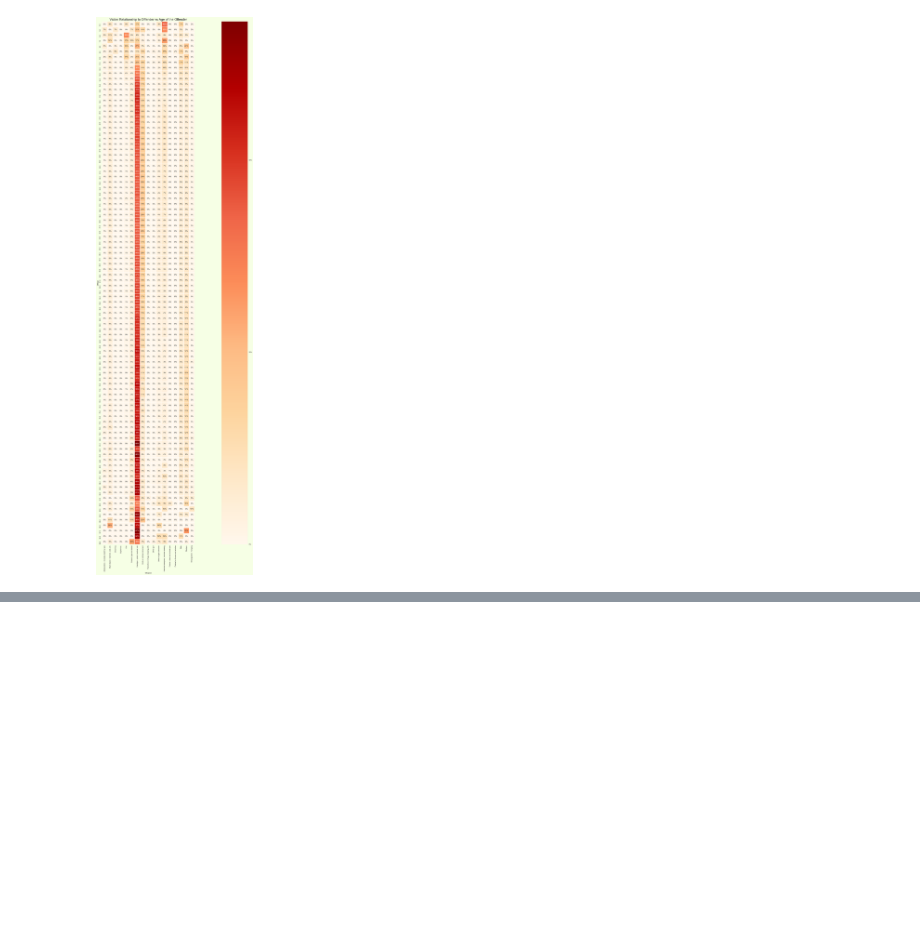
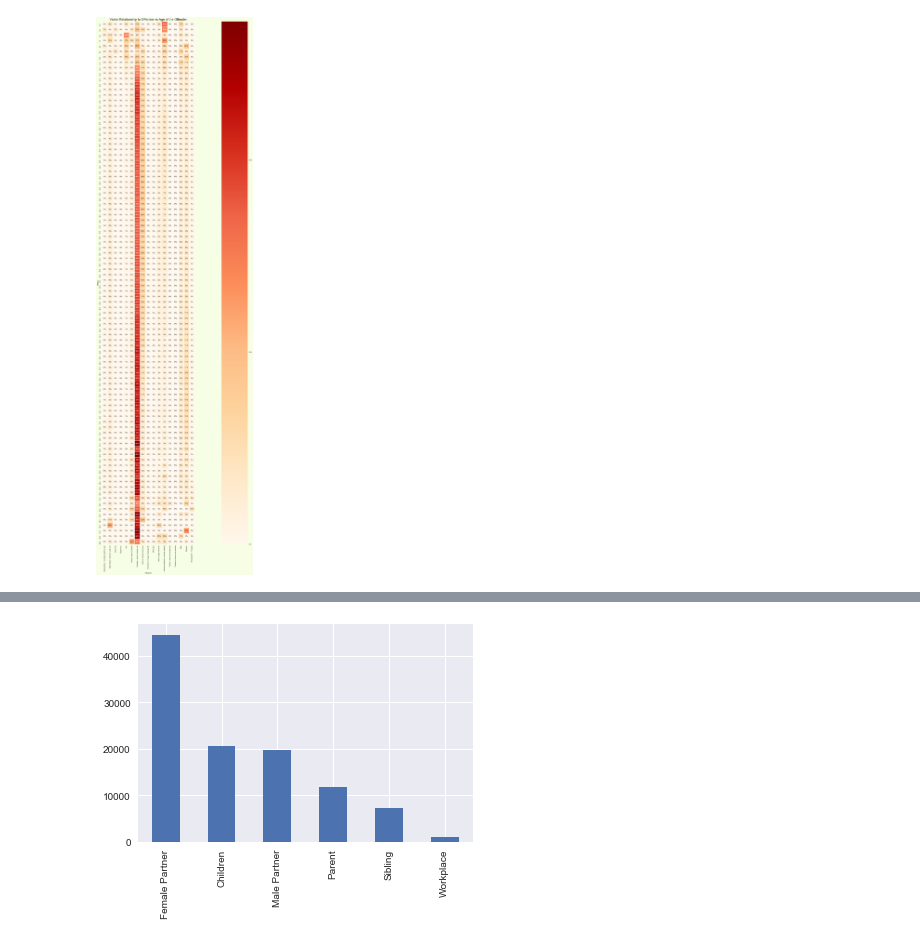
Before and after one commit to cathrinesot/studioprojects, a Jupyter notebook: code/fbi/FBI.ipynb, the cells around one changed output, grey strips where cells are left out. Drawn from its saved outputs; the diff is of its cells as text; code cells hidden in the pictures; blank space fills up the shorter version.

```diff
--- a/code/fbi/FBI.ipynb
+++ b/code/fbi/FBI.ipynb
@@ -309,2 +326,4 @@ KeyboardInterrupt:
 # %%
 #df.plot(stacked=True ,kind='bar') and I will have son, dauter gun beating strang.
+# %%
+relationships = df
@@ -310,0 +367,6 @@ KeyboardInterrupt:
+# %%
+relationships['Relationship_new'].value_counts().plot(kind='bar')
+
+plt.savefig("victims.pdf")
+# %% [output]
+[figure, added]
```
Also changed, not shown: parts of 25 cells of this notebook.
